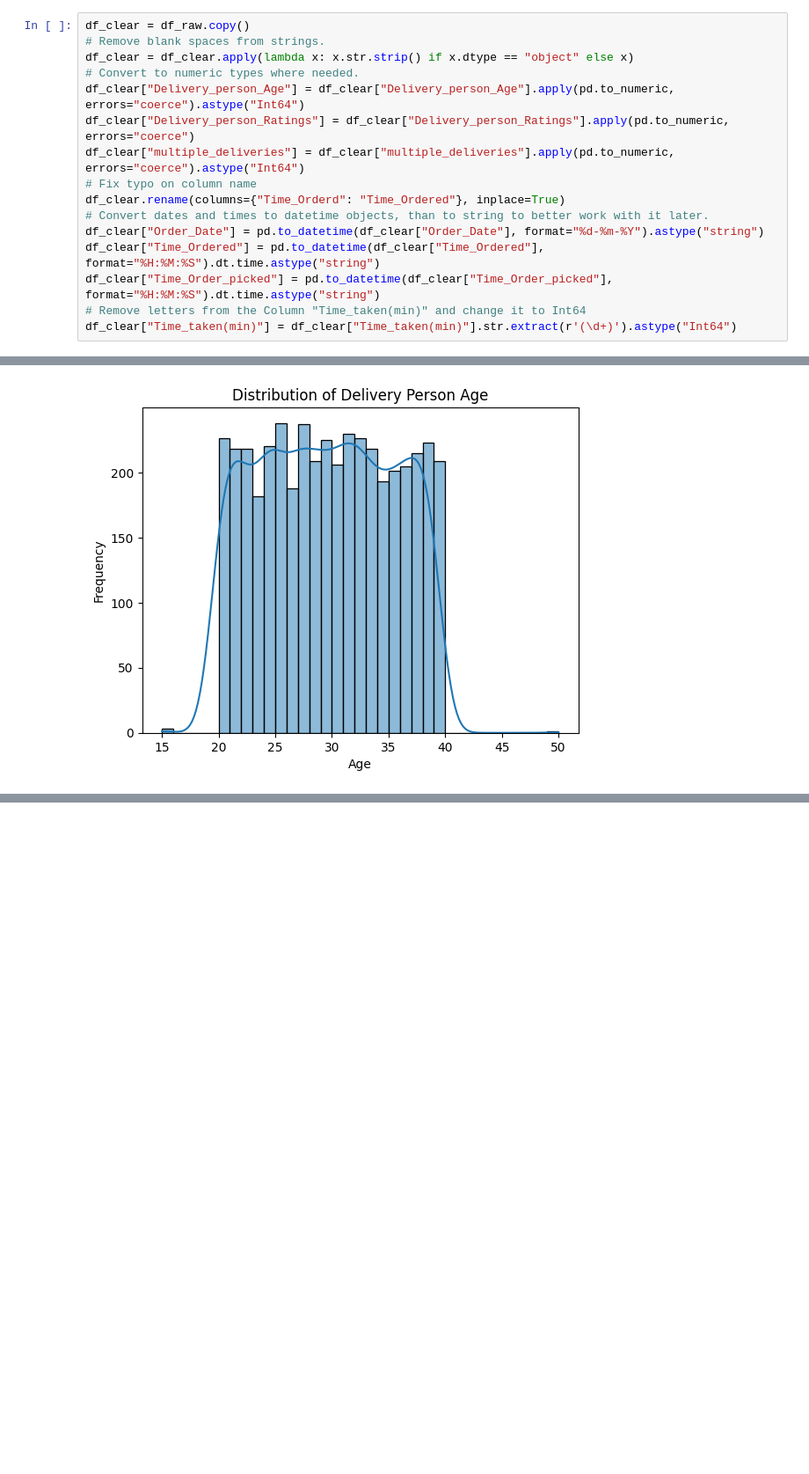
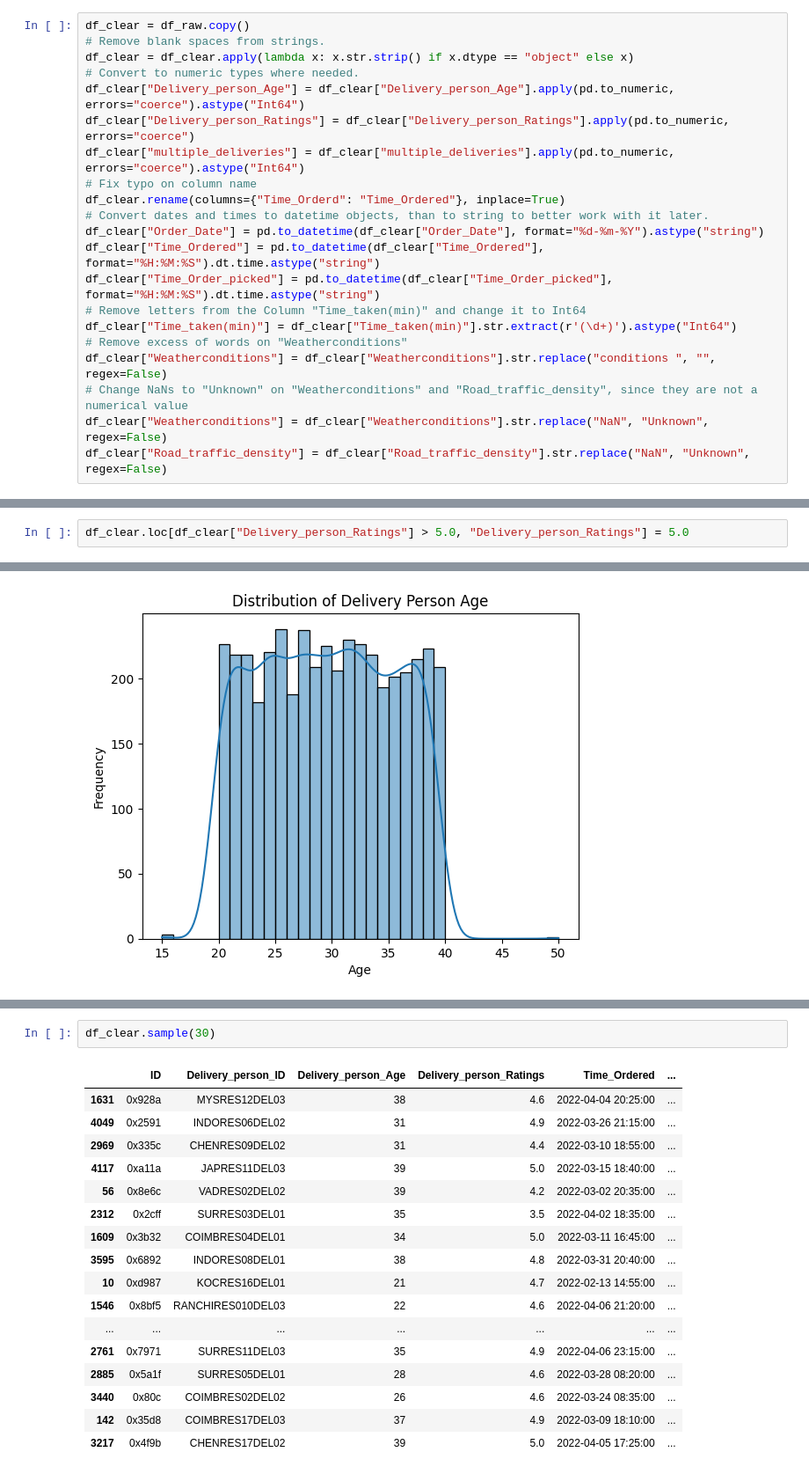
Before and after one commit to luc457x/CDS-PA, a Jupyter notebook: notebook.ipynb, the cells around one changed output, grey strips where cells are left out. Shown at 88% size. Drawn from its saved outputs; the diff is of its cells as text; blank space fills up the shorter version.

```diff
--- a/notebook.ipynb
+++ b/notebook.ipynb
@@ -121,3 +121,8 @@ df_clear["Time_Ordered"] = pd.to_datetime(df_clear["Time_Ordered"], format="%H:%
 df_clear["Time_Order_picked"] = pd.to_datetime(df_clear["Time_Order_picked"], format="%H:%M:%S").dt.time.astype("string")
 # Remove letters from the Column "Time_taken(min)" and change it to Int64
 df_clear["Time_taken(min)"] = df_clear["Time_taken(min)"].str.extract(r'(\d+)').astype("Int64")
+# Remove excess of words on "Weatherconditions"
+df_clear["Weatherconditions"] = df_clear["Weatherconditions"].str.replace("conditions ", "", regex=False)
+# Change NaNs to "Unknown" on "Weatherconditions" and "Road_traffic_density", since they are not a numerical value
+df_clear["Weatherconditions"] = df_clear["Weatherconditions"].str.replace("NaN", "Unknown", regex=False)
+df_clear["Road_traffic_density"] = df_clear["Road_traffic_density"].str.replace("NaN", "Unknown", regex=False)
@@ -124,3 +139,5 @@ df_clear["Time_taken(min)"] = df_clear["Time_taken(min)"].str.extract(r'(\d+)').
+# %%
+df_clear.loc[df_clear["Delivery_person_Ratings"] > 5.0, "Delivery_person_Ratings"] = 5.0
 # %% [markdown]
 ## Drop excess of NaNs
 # %%
@@ -338,0 +470,20 @@ plt.show()
+# %%
+df_clear.sample(30)
+# %% [output]
+|  | ID | Delivery_person_ID | Delivery_person_Age | Delivery_person_Ratings | Time_Ordered | ... |
+| 1631 | 0x928a | MYSRES12DEL03 | 38 | 4.6 | 2022-04-04 20:25:00 | ... |
+| 4049 | 0x2591 | INDORES06DEL02 | 31 | 4.9 | 2022-03-26 21:15:00 | ... |
+| 2969 | 0x335c | CHENRES09DEL02 | 31 | 4.4 | 2022-03-10 18:55:00 | ... |
+| 4117 | 0xa11a | JAPRES11DEL03 | 39 | 5.0 | 2022-03-15 18:40:00 | ... |
+| 56 | 0x8e6c | VADRES02DEL02 | 39 | 4.2 | 2022-03-02 20:35:00 | ... |
+| 2312 | 0x2cff | SURRES03DEL01 | 35 | 3.5 | 2022-04-02 18:35:00 | ... |
+| 1609 | 0x3b32 | COIMBRES04DEL01 | 34 | 5.0 | 2022-03-11 16:45:00 | ... |
+| 3595 | 0x6892 | INDORES08DEL01 | 38 | 4.8 | 2022-03-31 20:40:00 | ... |
+| 10 | 0xd987 | KOCRES16DEL01 | 21 | 4.7 | 2022-02-13 14:55:00 | ... |
+| 1546 | 0x8bf5 | RANCHIRES010DEL03 | 22 | 4.6 | 2022-04-06 21:20:00 | ... |
+| ... | ... | ... | ... | ... | ... | ... |
+| 2761 | 0x7971 | SURRES11DEL03 | 35 | 4.9 | 2022-04-06 23:15:00 | ... |
+| 2885 | 0x5a1f | SURRES05DEL01 | 28 | 4.6 | 2022-03-28 08:20:00 | ... |
+| 3440 | 0x80c | COIMBRES02DEL02 | 26 | 4.6 | 2022-03-24 08:35:00 | ... |
+| 142 | 0x35d8 | COIMBRES17DEL03 | 37 | 4.9 | 2022-03-09 18:10:00 | ... |
+| 3217 | 0x4f9b | CHENRES17DEL02 | 39 | 5.0 | 2022-04-05 17:25:00 | ... |
```
Also changed, not shown: parts of 29 cells of this notebook.
